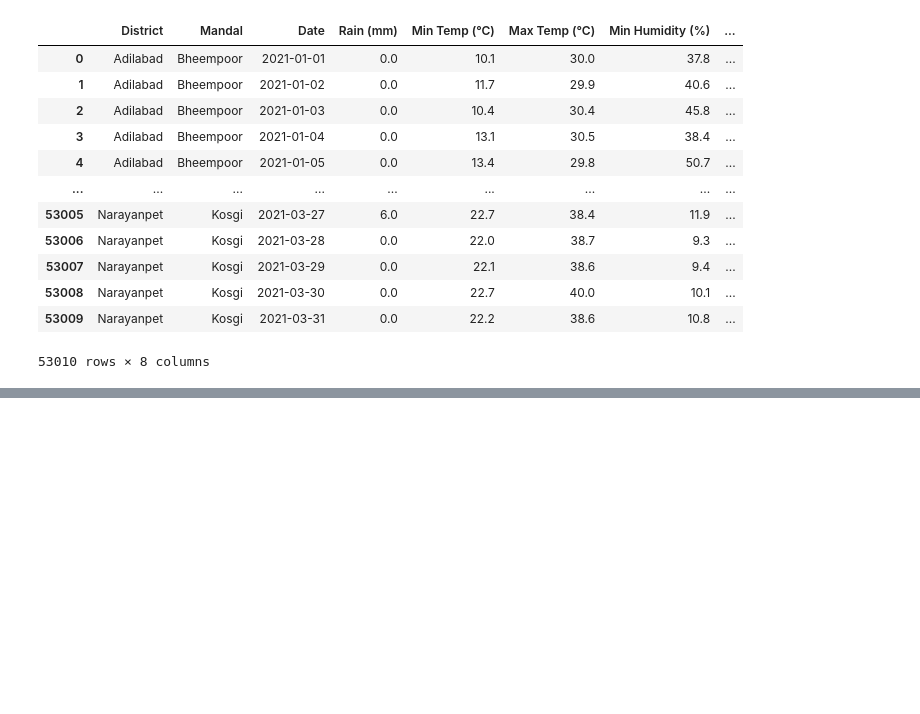
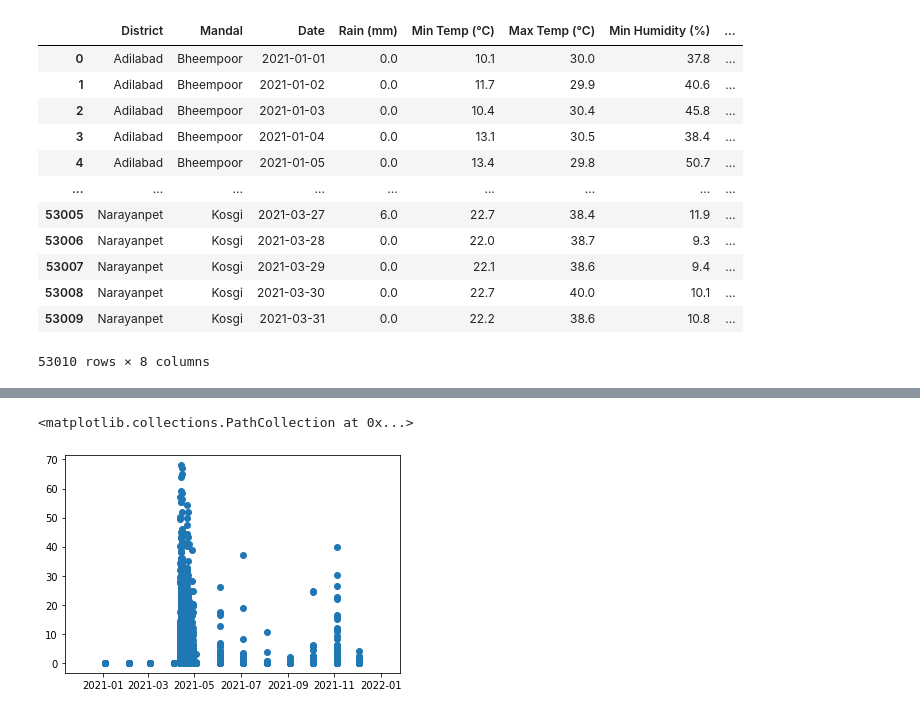
Before and after one commit to smartinternz02/SBSPS-Challenge-7154-SDG-13-Climate-Action, a Jupyter notebook: DATASETS/2021 datasets/project.ipynb, the cells around one changed output, grey strips where cells are left out. Saved outputs shown, nothing was run; the diff lists cells and outputs as text; code cells hidden in the pictures; blank space fills up the shorter version.

Commit message:
organised and changed date dtype

```diff
--- a/DATASETS/2021 datasets/project.ipynb
+++ b/DATASETS/2021 datasets/project.ipynb
@@ -519,0 +533,2 @@ data1
+# %%
+data['Date']=pd.to_datetime(data['Date'],infer_datetime_format=True)
@@ -519,0 +627,6 @@ data1
+# %%
+import matplotlib.pyplot as plt
+plt.scatter(data['Date'],data['Rain (mm)'],)
+# %% [output]
+<matplotlib.collections.PathCollection at 0x...>
+[figure, added]
```
Also changed, not shown: parts of 26 cells of this notebook.
